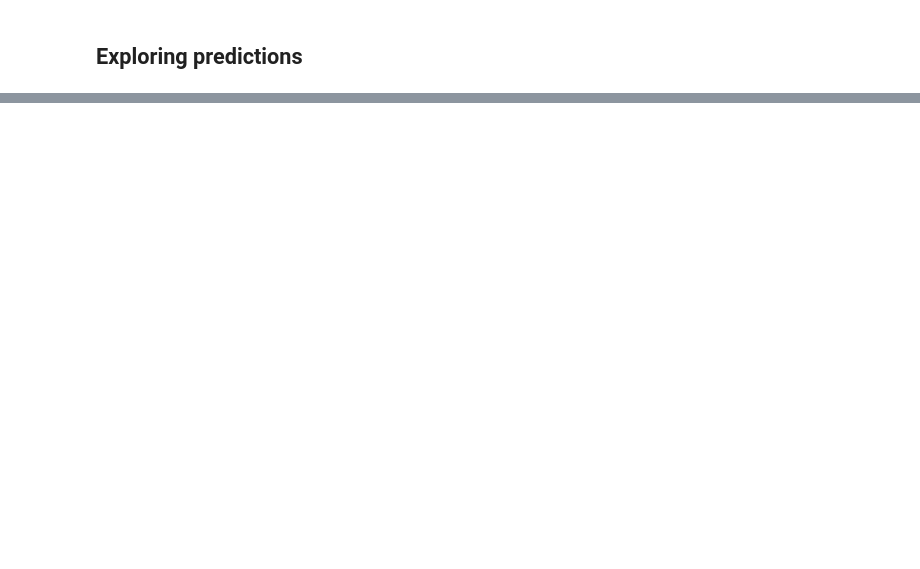
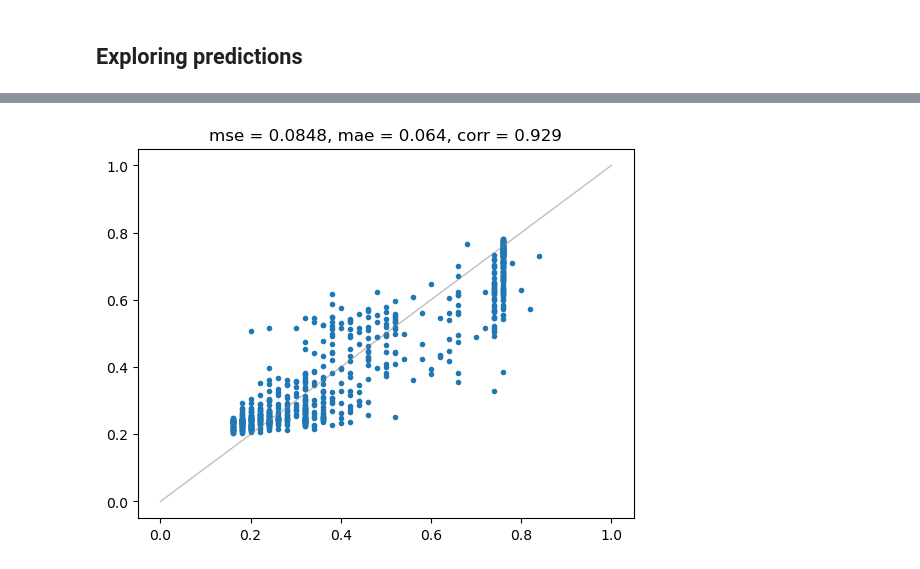
Before and after one commit to AtulAravindDas/ml_hfi_multiyear, a Jupyter notebook: _oracle.ipynb, the cells around one changed output, grey strips where cells are left out. Cells and saved outputs as stored; diff of their text form; code cells hidden in the pictures; blank space fills up the shorter version.

```diff
--- a/_oracle.ipynb
+++ b/_oracle.ipynb
@@ -66,9 +76,12 @@ __ = gc.collect()
 # %%
-mse = mean_squared_error(labels_val, predict_val).round(4)
+mse = np.sqrt(mean_squared_error(labels_val, predict_val)).round(4)
+mae = mean_absolute_error(labels_val, predict_val).round(4)
 corr = np.corrcoef(labels_val, predict_val)[0,1].round(4)
 
 plt.figure()
-plt.title(f'{mse = }, {corr = }')
+plt.title(f'{mse = }, {mae = }, {corr = }')
 plt.plot(labels_val, predict_val, '.')
 plt.plot((0,1), (0,1), '-', linewidth=1, color="gray", alpha=.5)
 plt.show()
+# %% [output]
+[figure, added]
```
Also changed, not shown: parts of 4 cells of this notebook, 2 other files.
